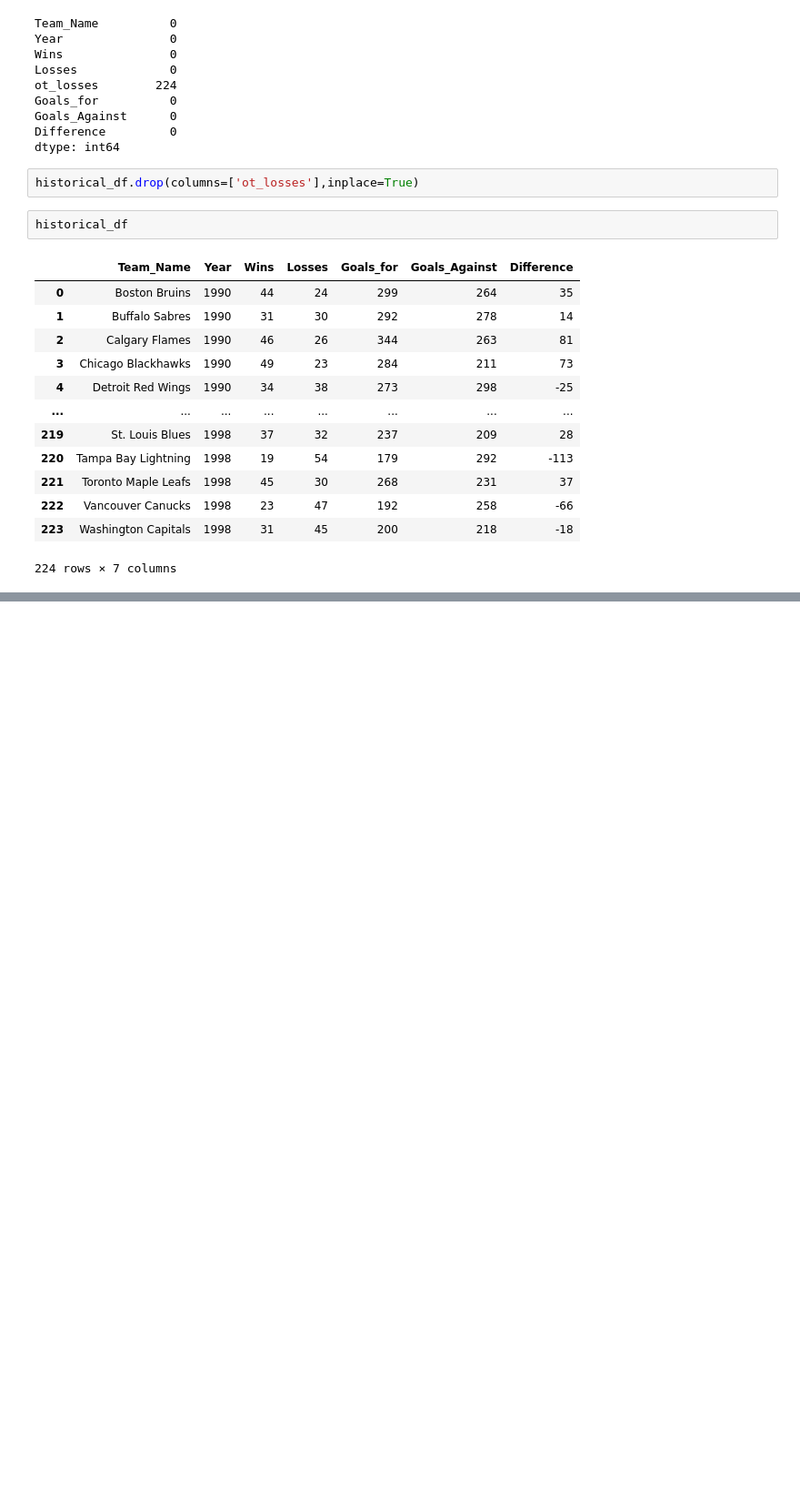
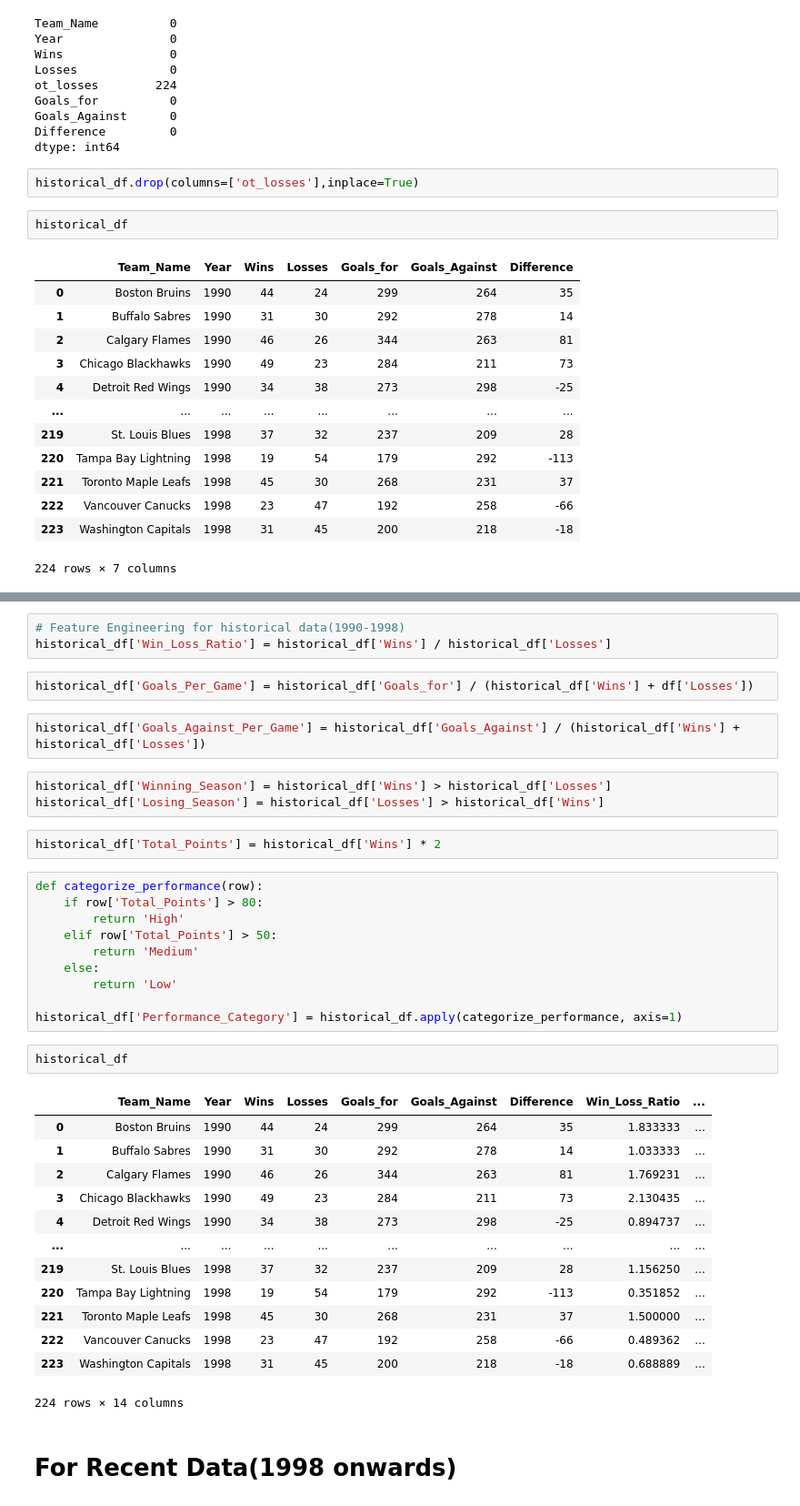
Before and after one commit to pradyumna-burly/python-webscrap-eda-project, a Jupyter notebook: EDA.ipynb, the cells around one changed output, grey strips where cells are left out. Shown at 91% size. Cells and saved outputs as stored; diff of their text form; blank space fills up the shorter version.

```diff
--- a/EDA.ipynb
+++ b/EDA.ipynb
@@ -139,0 +152,40 @@ historical_df
+# %%
+# Feature Engineering for historical data(1990-1998)
+historical_df['Win_Loss_Ratio'] = historical_df['Wins'] / historical_df['Losses']
+# %%
+historical_df['Goals_Per_Game'] = historical_df['Goals_for'] / (historical_df['Wins'] + df['Losses'])
+# %%
+historical_df['Goals_Against_Per_Game'] = historical_df['Goals_Against'] / (historical_df['Wins'] + historical_df['Losses'])
+# %%
+historical_df['Winning_Season'] = historical_df['Wins'] > historical_df['Losses']
+historical_df['Losing_Season'] = historical_df['Losses'] > historical_df['Wins']
+# %%
+historical_df['Total_Points'] = historical_df['Wins'] * 2
+# %%
+def categorize_performance(row):
+    if row['Total_Points'] > 80:
+        return 'High'
+    elif row['Total_Points'] > 50:
+        return 'Medium'
+    else:
+        return 'Low'
+
+historical_df['Performance_Category'] = historical_df.apply(categorize_performance, axis=1)
+# %%
+historical_df
+# %% [output]
+|  | Team_Name | Year | Wins | Losses | Goals_for | Goals_Against | Difference | Win_Loss_Ratio | ... |
+| 0 | Boston Bruins | 1990 | 44 | 24 | 299 | 264 | 35 | 1.833333 | ... |
+| 1 | Buffalo Sabres | 1990 | 31 | 30 | 292 | 278 | 14 | 1.033333 | ... |
+| 2 | Calgary Flames | 1990 | 46 | 26 | 344 | 263 | 81 | 1.769231 | ... |
+| 3 | Chicago Blackhawks | 1990 | 49 | 23 | 284 | 211 | 73 | 2.130435 | ... |
+| 4 | Detroit Red Wings | 1990 | 34 | 38 | 273 | 298 | -25 | 0.894737 | ... |
+| ... | ... | ... | ... | ... | ... | ... | ... | ... | ... |
+| 219 | St. Louis Blues | 1998 | 37 | 32 | 237 | 209 | 28 | 1.156250 | ... |
+| 220 | Tampa Bay Lightning | 1998 | 19 | 54 | 179 | 292 | -113 | 0.351852 | ... |
+| 221 | Toronto Maple Leafs | 1998 | 45 | 30 | 268 | 231 | 37 | 1.500000 | ... |
+| 222 | Vancouver Canucks | 1998 | 23 | 47 | 192 | 258 | -66 | 0.489362 | ... |
+| 223 | Washington Capitals | 1998 | 31 | 45 | 200 | 218 | -18 | 0.688889 | ... |
+224 rows × 14 columns
+# %% [markdown]
+# For Recent Data(1998 onwards)
```
Also changed, not shown: parts of 11 cells of this notebook.
